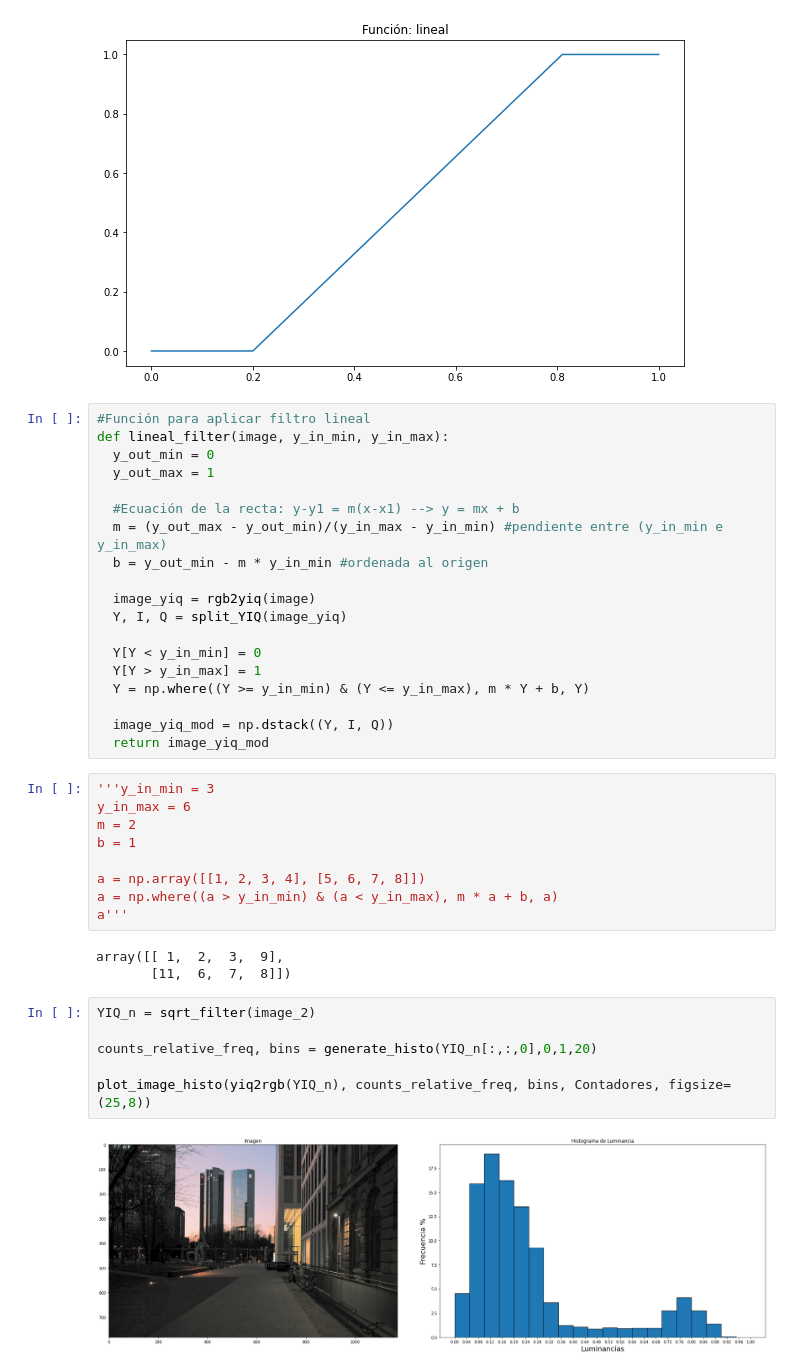
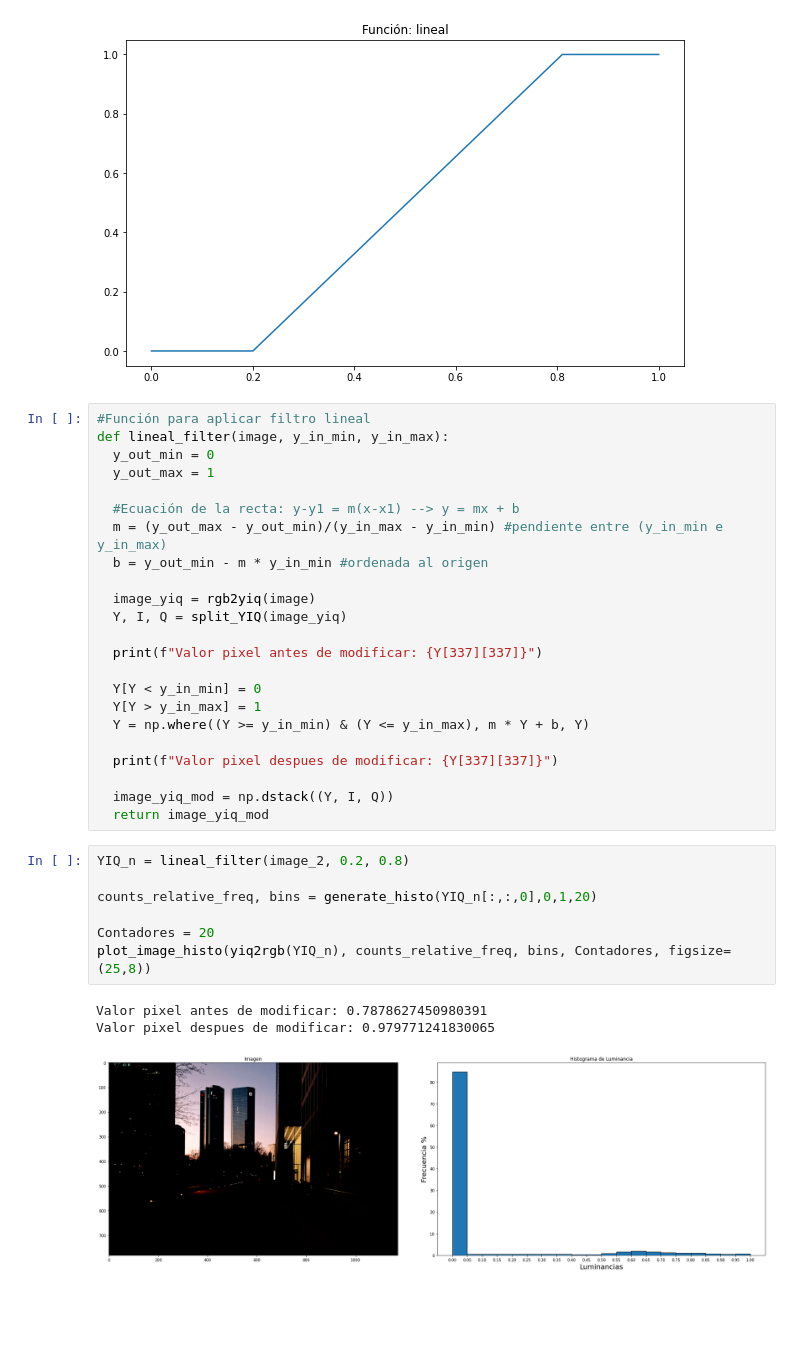
Before and after one commit to nicolassalomon96/procesamiento_imagenes_UNS, a Jupyter notebook: TP4/Histograma_de_luminancia.ipynb, the cells around one changed output. Drawn from its saved outputs; the diff is of its cells as text; blank space fills up the shorter version.

```diff
--- a/TP4/Histograma_de_luminancia.ipynb
+++ b/TP4/Histograma_de_luminancia.ipynb
@@ -331,29 +331,24 @@ def lineal_filter(image, y_in_min, y_in_max):
   image_yiq = rgb2yiq(image)
   Y, I, Q = split_YIQ(image_yiq)
 
+  print(f"Valor pixel antes de modificar: {Y[337][337]}")
+
   Y[Y < y_in_min] = 0
   Y[Y > y_in_max] = 1
   Y = np.where((Y >= y_in_min) & (Y <= y_in_max), m * Y + b, Y)
 
+  print(f"Valor pixel despues de modificar: {Y[337][337]}")
+
   image_yiq_mod = np.dstack((Y, I, Q))
   return image_yiq_mod
-# %%
-'''y_in_min = 3
-y_in_max = 6
-m = 2
-b = 1
-
-a = np.array([[1, 2, 3, 4], [5, 6, 7, 8]])
-a = np.where((a > y_in_min) & (a < y_in_max), m * a + b, a)
-a'''
-# %% [output]
-array([[ 1,  2,  3,  9],
-       [11,  6,  7,  8]])
 # %%
-YIQ_n = sqrt_filter(image_2)
+YIQ_n = lineal_filter(image_2, 0.2, 0.8)
 
 counts_relative_freq, bins = generate_histo(YIQ_n[:,:,0],0,1,20)
 
+Contadores = 20
 plot_image_histo(yiq2rgb(YIQ_n), counts_relative_freq, bins, Contadores, figsize=(25,8))
 # %% [output]
+Valor pixel antes de modificar: 0.7878627450980391
+Valor pixel despues de modificar: 0.979771241830065
-[figure, old version]
+[figure, new version]
```
Also changed, not shown: parts of 1 cell of this notebook.
